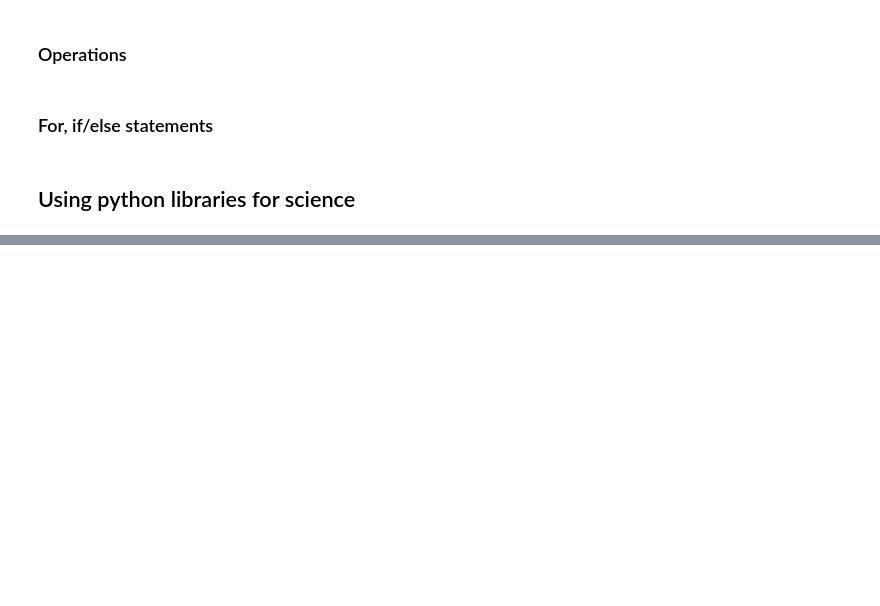
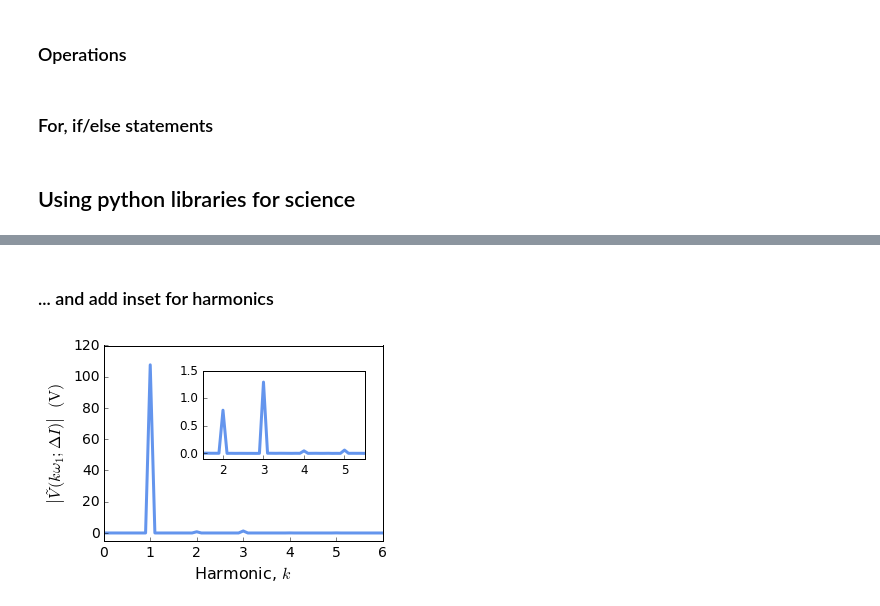
Before and after one commit to mdmurbach/ECSatUW-python-tutorial, a Jupyter notebook: ECS@UW - Python Tutorial.ipynb, the cells around one changed output, grey strips where cells are left out. Saved outputs shown, nothing was run; the diff lists cells and outputs as text; code cells hidden in the pictures; blank space fills up the shorter version.

```diff
--- a/ECS@UW - Python Tutorial.ipynb
+++ b/ECS@UW - Python Tutorial.ipynb
@@ -31,0 +139,30 @@
+# %% [markdown]
+### ... and add inset for harmonics
+# %%
+fig = plt.figure(1, figsize=(5, 3.5))
+ax = fig.add_subplot(111)
+
+plt.plot(M[0:6*index+1],np.abs(v_hat[0:6*index+1]),'-', linewidth=3, color='cornflowerblue')
+plt.tick_params(axis='both', which='major', labelsize=14)
+plt.xlim(0,6)
+plt.ylim(-5,120)
+plt.xlabel('Harmonic, $k$', fontsize=16)
+plt.ylabel(r'$\left|\tilde V \left(k\omega_1; \Delta I\right)\right| \ \ \mathrm{(V)}$', fontsize=16)
+
+ax2 = fig.add_axes([.4,.45,.45,.35])
+plt.plot(M[index+1:6*index+1],np.abs(v_hat[index+1:6*index+1]),'-', linewidth=3, color='cornflowerblue')
+plt.tick_params(axis='both', which='major', labelsize=12)
+plt.xlim(1.5,5.5)
+plt.ylim(-.1, 1.5)
+y_ticks = np.linspace(0, 1.5, num=4, endpoint=True)
+ax2.set_yticks(y_ticks)
+x_ticks = np.linspace(2, 5, num=4, endpoint=True)
+ax2.set_xticks(x_ticks)
+
+for axes in [ax, ax2]:
+    axes.tick_params(right="off")
+    axes.tick_params(top="off")
+
+plt.show()
+# %% [output]
+[figure, added]
```
Also changed, not shown: parts of 12 cells of this notebook, 2 other files.
